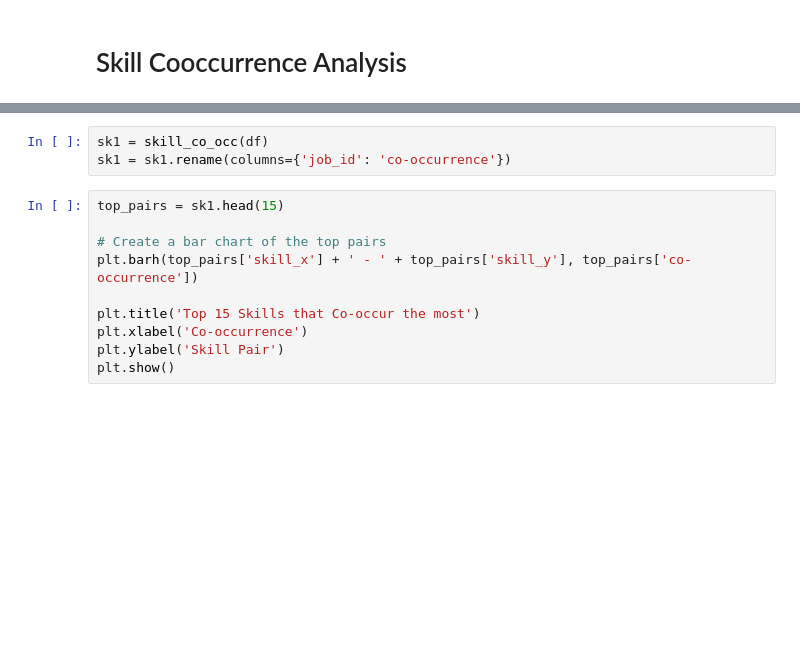
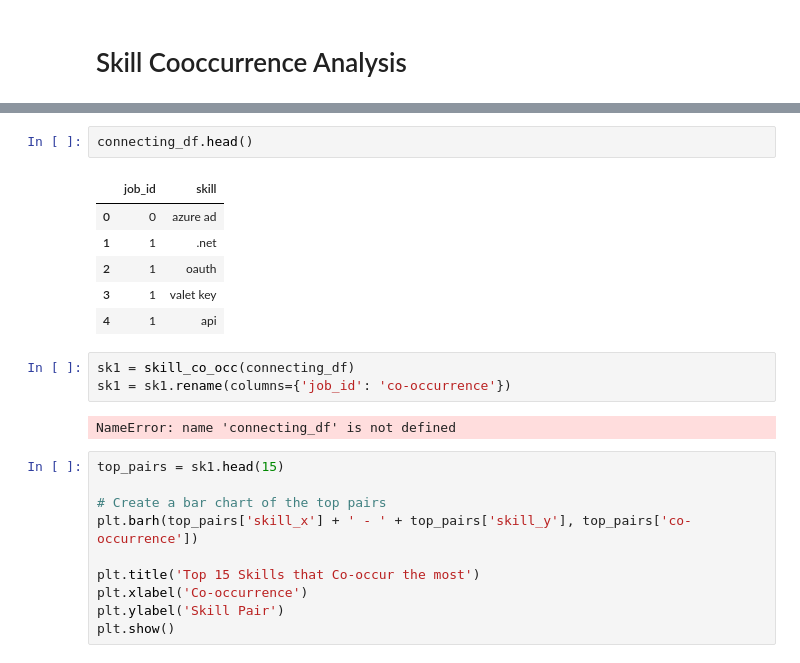
Before and after one commit to harsh-jain101/2023Spr_projects, a Jupyter notebook: Dice.ipynb, the cells around one changed output, grey strips where cells are left out. Cells and saved outputs as stored; diff of their text form; blank space fills up the shorter version.

```diff
--- a/Dice.ipynb
+++ b/Dice.ipynb
@@ -804,6 +884,17 @@ None
+# %%
+connecting_df.head()
+# %% [output]
+|  | job_id | skill |
+| 0 | 0 | azure ad |
+| 1 | 1 | .net |
+| 2 | 1 | oauth |
+| 3 | 1 | valet key |
+| 4 | 1 | api |
 # %%
-sk1 = skill_co_occ(df)
+sk1 = skill_co_occ(connecting_df)
 sk1 = sk1.rename(columns={'job_id': 'co-occurrence'})
+# %% [output]
+NameError: name 'connecting_df' is not defined
 # %%
 top_pairs = sk1.head(15)
 
```
Also changed, not shown: parts of 9 cells of this notebook, 2 other files.
